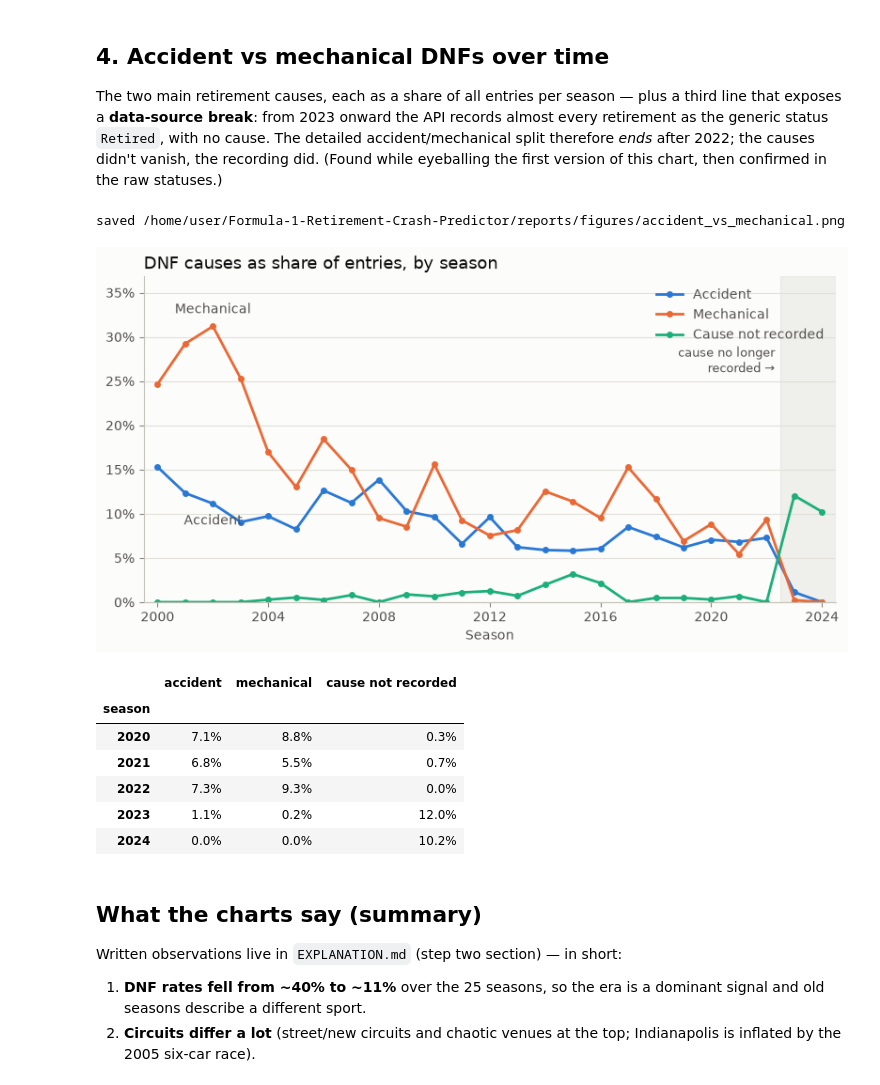
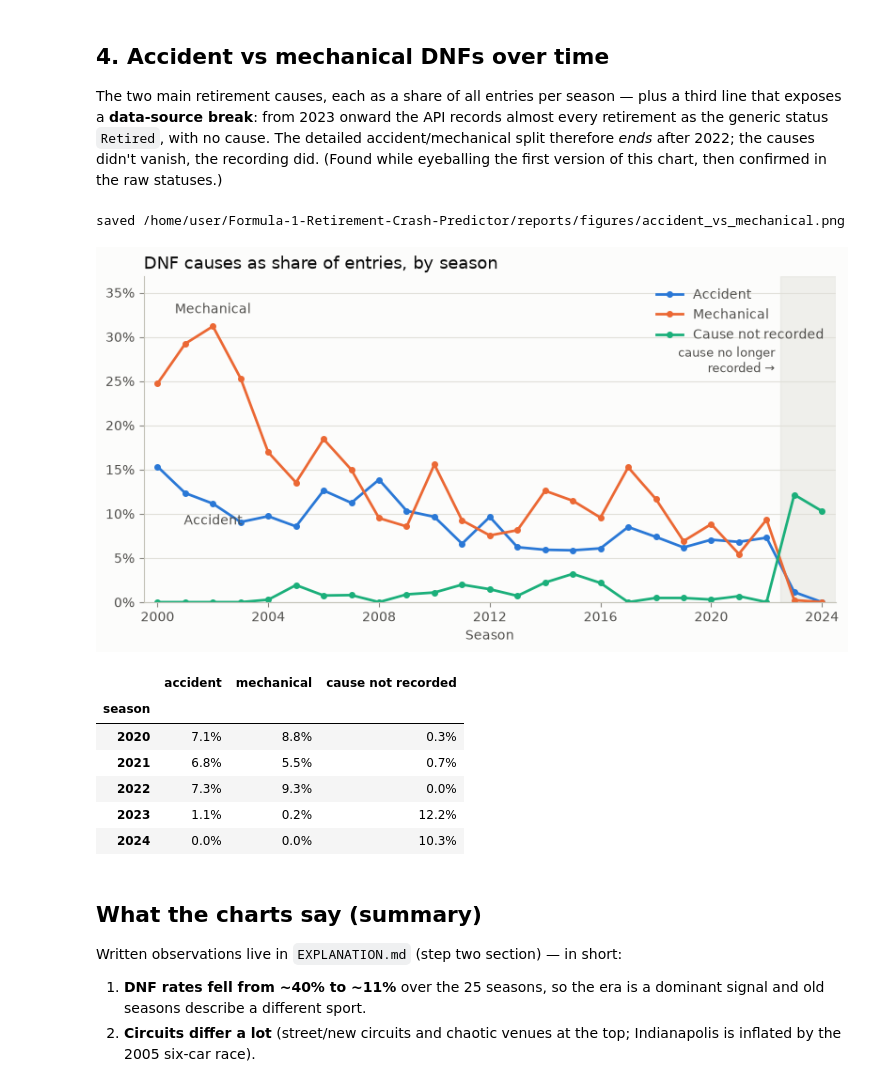
Before and after one commit to akanu2003/Formula-1-Retirement-Crash-Predictor, a Jupyter notebook: notebooks/01_exploration.ipynb, the cells around one changed output. Saved outputs shown, nothing was run; the diff lists cells and outputs as text; code cells hidden in the pictures.

```diff
--- a/notebooks/01_exploration.ipynb
+++ b/notebooks/01_exploration.ipynb
@@ -164,7 +166,10 @@ per_season = (
     df.assign(
         acc=df.dnf_category.eq("accident"),
         mech=df.dnf_category.eq("mechanical"),
-        unrec=df.dnf & df.label_unsure & df.dnf_category.eq("other"),
+        # generic 'Retired' rows plus the 'unknown' lap-gap retirements:
+        # both are DNFs whose cause the source never recorded
+        unrec=df.dnf & (df.dnf_category.eq("unknown")
+                        | (df.label_unsure & df.dnf_category.eq("other"))),
     )
     .groupby("season")[["acc", "mech", "unrec"]].mean()
 )
@@ -178,41 +183,41 @@ ax.plot(per_season.index, per_season["mech"], color=ORANGE, linewidth=2,
 ax.plot(per_season.index, per_season["unrec"], color=AQUA, linewidth=2,
         marker="o", markersize=4, label="Cause not recorded")
 ax.set_ylim(0, per_season.values.max() * 1.18)
 ax.set_xlim(1999.5, 2024.5)
 ax.yaxis.set_major_formatter(mtick.PercentFormatter(1.0, decimals=0))
 ax.grid(axis="y", color=GRID, linewidth=0.8)
 ax.set_axisbelow(True)
 ax.set_title("DNF causes as share of entries, by season",
              color=INK, loc="left", fontsize=13)
 ax.set_xlabel("Season", color=INK2)
 ax.set_xticks(range(2000, 2025, 4))
 # direct labels where the lines are well separated, plus the legend
 ax.annotate("Mechanical", (2002, per_season.loc[2002, "mech"]),
             textcoords="offset points", xytext=(0, 10), ha="center",
             color=INK2, fontsize=10)
 ax.annotate("Accident", (2002, per_season.loc[2002, "acc"]),
             textcoords="offset points", xytext=(0, -16), ha="center",
             color=INK2, fontsize=10)
 ax.annotate("cause no longer\nrecorded \u2192", (2022.3, 0.26),
             ha="right", color=INK2, fontsize=9)
 ax.legend(frameon=False, labelcolor=INK2, loc="upper right")
 save(fig, "accident_vs_mechanical.png")
 plt.show()
 
 # Table view of the same numbers around the break
 per_season.tail(5).rename(columns={
     "acc": "accident", "mech": "mechanical", "unrec": "cause not recorded"
 }).style.format("{:.1%}")
 # %% [output]
 saved /home/user/Formula-1-Retirement-Crash-Predictor/reports/figures/accident_vs_mechanical.png
-[figure, old version]
+[figure, new version]
 |  | accident | mechanical | cause not recorded |
 | season |  |  |  |
 | 2020 | 7.1% | 8.8% | 0.3% |
 | 2021 | 6.8% | 5.5% | 0.7% |
 | 2022 | 7.3% | 9.3% | 0.0% |
-| 2023 | 1.1% | 0.2% | 12.0% |
-| 2024 | 0.0% | 0.0% | 10.2% |
+| 2023 | 1.1% | 0.2% | 12.2% |
+| 2024 | 0.0% | 0.0% | 10.3% |
 # %% [markdown]
 ## What the charts say (summary)
 
```
Also changed, not shown: parts of 5 cells of this notebook, 12 other files.
